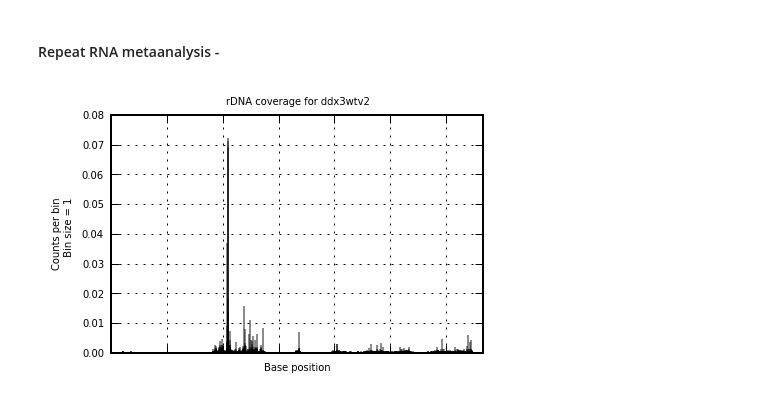
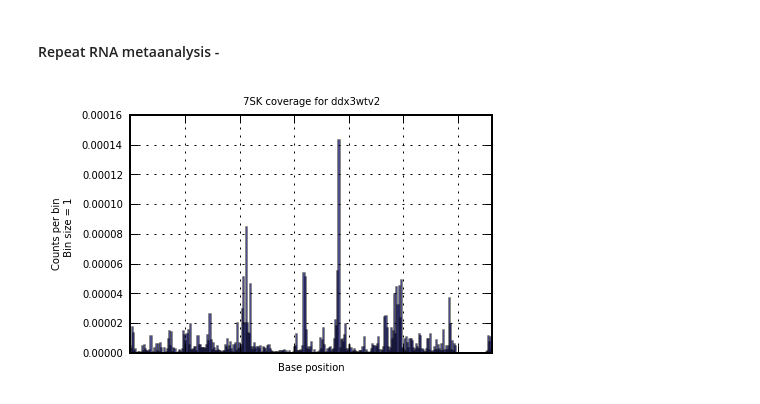
Before and after one commit to lmart999/Sandbox, a Jupyter notebook: fast_iCLIP_metaanalysis.ipynb, the cells around one changed output. Cells and saved outputs as stored; diff of their text form; code cells hidden in the pictures.

```diff
--- a/fast_iCLIP_metaanalysis.ipynb
+++ b/fast_iCLIP_metaanalysis.ipynb
@@ -186,10 +186,14 @@ def getRepeatRNAData(repeatName,filePaths,binSize,flag):
     # Dataframe, column names for normalized data, start index postion
     return (storageDF,colNamesForExtraction,coords[0][0])
 # %%
-# *** INPUT ***
+# *** INPUT: SPECIFY repeat RNA ***
 repeatName='rDNA'
+repeatName='7SK'
+
+# *** INPUT: SPECIFY DATASET ***
 target='ddx3wtv2'
-toCompare=['ddx3mutv2','ddx3av2','ddx3amutv2']
+# *** INPUT: SPECIFY DATASETS TO COMPARE TO TARGET ***
+toCompare=['ddx3mutv2','hexim']
 filePaths=[os.getcwd() + '/results/%s/'%sampleName for sampleName in [target]+toCompare]
 
 # - Repeat annotation -
@@ -197,31 +201,31 @@ repeat_genome_bases,repeatAnnotDF=makeRepeatAnnotation()
 
 # - Histogram -
 plt.subplot2grid((4,4),(0,0),colspan=2,rowspan=2)
 binsize=1
 recordSequence=0
 # *** rDNA ***
 if repeatName=='rDNA':
     cutoffBase=13314
 storageDF,colNamesForExtraction,startIndexPosition=getRepeatRNAData(repeatName,filePaths,binsize,recordSequence)
 plt.bar(np.array(storageDF.index),storageDF[colNamesForExtraction[0]],width=1,align='center',color='blue',alpha=0.45)
 plt.xlim(0,storageDF.index[-1])
 # *** rDNA ***
 if repeatName=='rDNA':
     plt.xlim([0,cutoffBase])
 plt.tick_params(axis='x',labelbottom='off')
 plt.xlabel("Base position",fontsize=5)
 plt.tick_params(axis='y',labelsize=5)
 plt.ylabel("Counts per bin \n Bin size = %s"%binsize,fontsize=5)
 plt.title('%s coverage for %s'%(repeatName,target),fontsize=5)
 yMax=plt.ylim()[1]
 plt.grid()
 
 # *** SAVE DATA ***
 # Pick output file name and save
 name='rRNA_comparison'
 pathToSave=os.getcwd() + '/results/ddx3wtv2/' + name
 storageDF.to_csv(pathToSave)
 
 plt.tight_layout()
 # %% [output]
-[figure, old version]
+[figure, new version]
```
Also changed, not shown: parts of 4 cells of this notebook.
